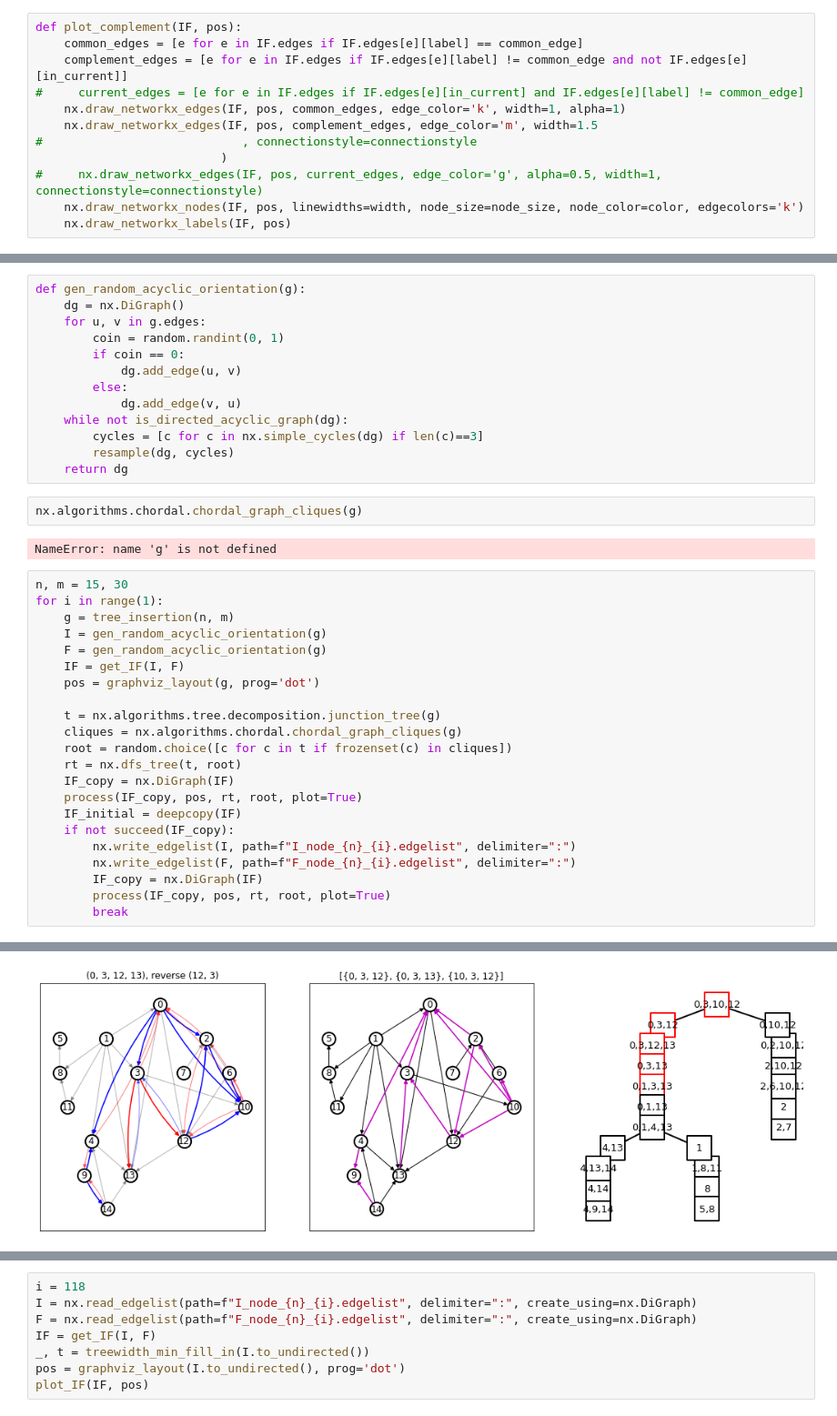
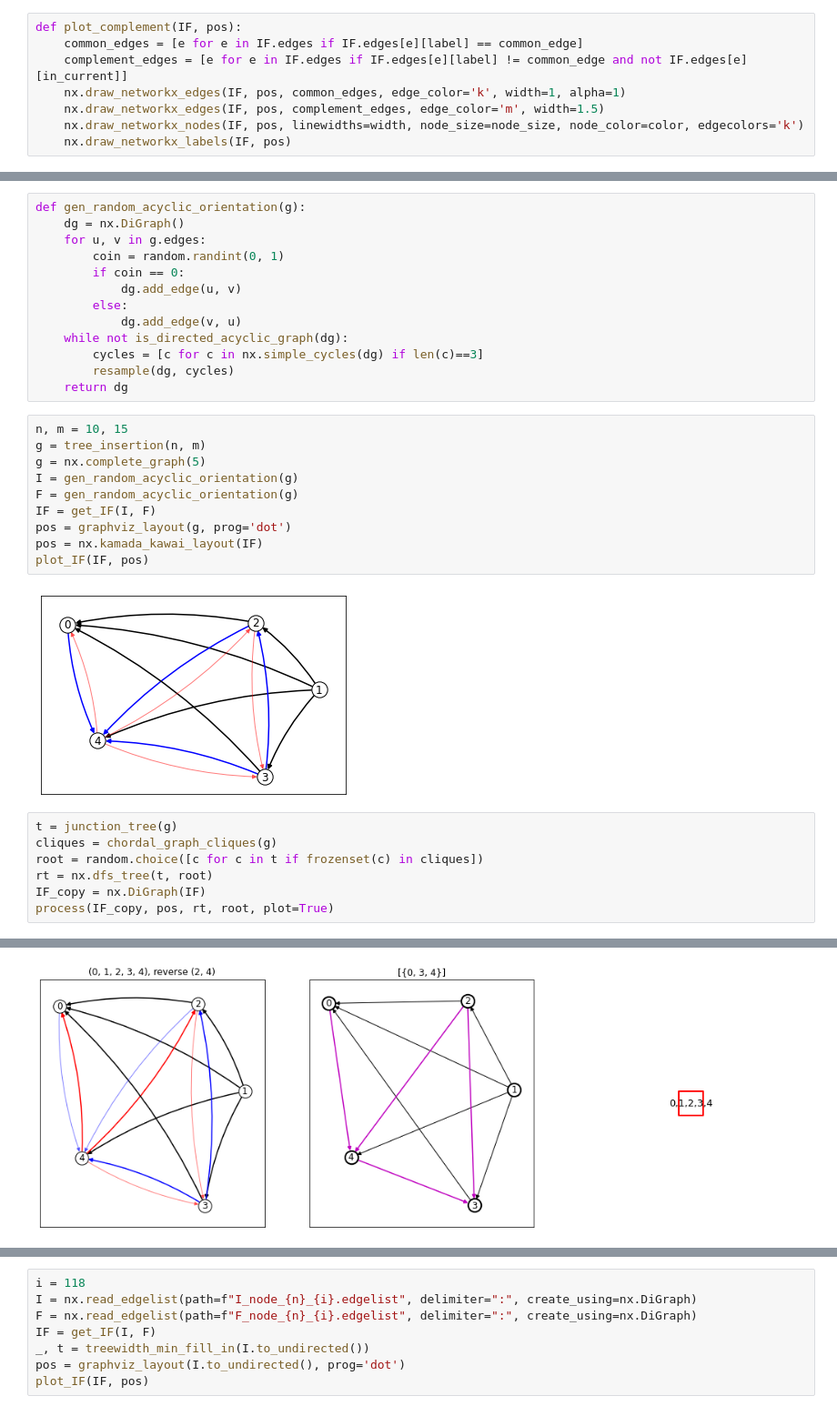
Before and after one commit to wenbos3109/UCCG, a Jupyter notebook: acyclic_orientation_mc.ipynb, the cells around one changed output, grey strips where cells are left out. Shown at 91% size. Cells and saved outputs as stored; diff of their text form.

```diff
--- a/acyclic_orientation_mc.ipynb
+++ b/acyclic_orientation_mc.ipynb
@@ -75,11 +73,7 @@ def plot_IF(IF, pos):
 def plot_complement(IF, pos):
     common_edges = [e for e in IF.edges if IF.edges[e][label] == common_edge]
     complement_edges = [e for e in IF.edges if IF.edges[e][label] != common_edge and not IF.edges[e][in_current]]
-#     current_edges = [e for e in IF.edges if IF.edges[e][in_current] and IF.edges[e][label] != common_edge]
     nx.draw_networkx_edges(IF, pos, common_edges, edge_color='k', width=1, alpha=1)
-    nx.draw_networkx_edges(IF, pos, complement_edges, edge_color='m', width=1.5
-#                            , connectionstyle=connectionstyle
-                          )
-#     nx.draw_networkx_edges(IF, pos, current_edges, edge_color='g', alpha=0.5, width=1, connectionstyle=connectionstyle)
+    nx.draw_networkx_edges(IF, pos, complement_edges, edge_color='m', width=1.5)
     nx.draw_networkx_nodes(IF, pos, linewidths=width, node_size=node_size, node_color=color, edgecolors='k')
     nx.draw_networkx_labels(IF, pos)
@@ -179,30 +165,23 @@ def gen_random_acyclic_orientation(g):
         cycles = [c for c in nx.simple_cycles(dg) if len(c)==3]
         resample(dg, cycles)
     return dg
-# %%
-nx.algorithms.chordal.chordal_graph_cliques(g)
-# %% [output]
-NameError: name 'g' is not defined
+# %%
+n, m = 10, 15
+g = tree_insertion(n, m)
+g = nx.complete_graph(5)
+I = gen_random_acyclic_orientation(g)
+F = gen_random_acyclic_orientation(g)
+IF = get_IF(I, F)
+pos = graphviz_layout(g, prog='dot')
+pos = nx.kamada_kawai_layout(IF)
+plot_IF(IF, pos)
+# %% [output]
+[figure, added]
 # %%
-n, m = 15, 30
-for i in range(1):
-    g = tree_insertion(n, m)
-    I = gen_random_acyclic_orientation(g)
-    F = gen_random_acyclic_orientation(g)
-    IF = get_IF(I, F)
-    pos = graphviz_layout(g, prog='dot')
-
-    t = nx.algorithms.tree.decomposition.junction_tree(g)
-    cliques = nx.algorithms.chordal.chordal_graph_cliques(g)
-    root = random.choice([c for c in t if frozenset(c) in cliques])
-    rt = nx.dfs_tree(t, root)
-    IF_copy = nx.DiGraph(IF)
-    process(IF_copy, pos, rt, root, plot=True)
-    IF_initial = deepcopy(IF)
-    if not succeed(IF_copy):
-        nx.write_edgelist(I, path=f"I_node_{n}_{i}.edgelist", delimiter=":")
-        nx.write_edgelist(F, path=f"F_node_{n}_{i}.edgelist", delimiter=":")
-        IF_copy = nx.DiGraph(IF)
-        process(IF_copy, pos, rt, root, plot=True)
-        break
+t = junction_tree(g)
+cliques = chordal_graph_cliques(g)
+root = random.choice([c for c in t if frozenset(c) in cliques])
+rt = nx.dfs_tree(t, root)
+IF_copy = nx.DiGraph(IF)
+process(IF_copy, pos, rt, root, plot=True)
 # %% [output]
@@ -210 +189 @@ for i in range(1):
-[figure, old version]
+[figure, new version]
```
Also changed, not shown: parts of 17 cells of this notebook.
